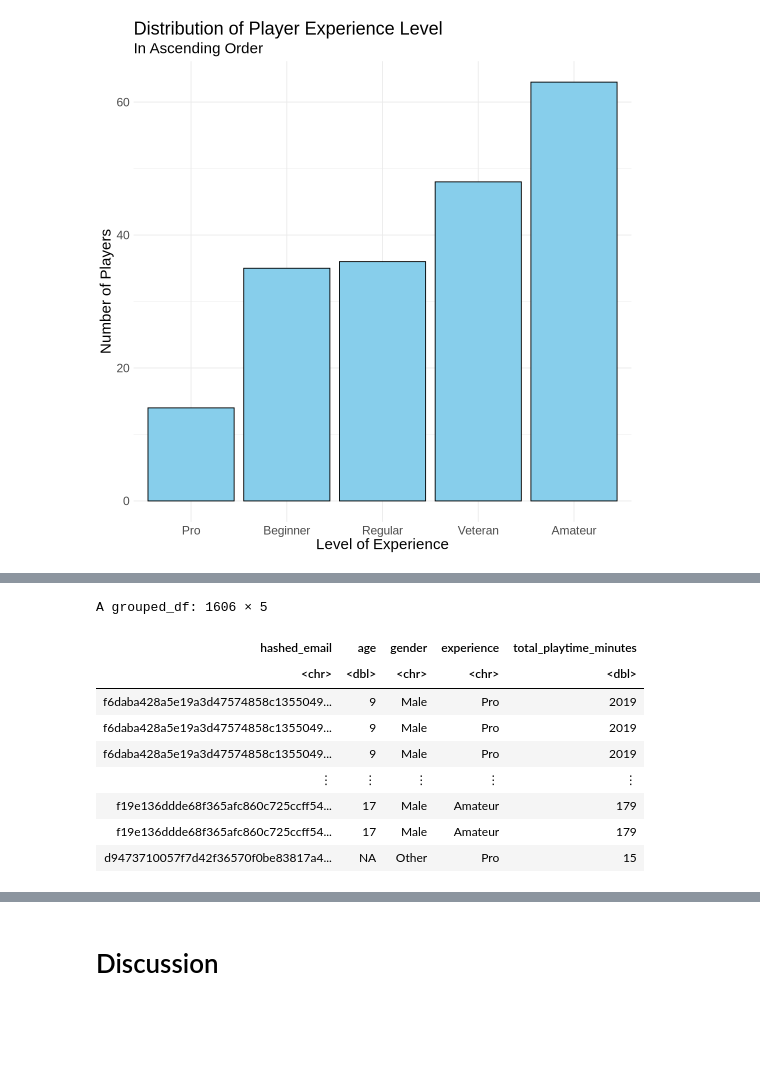
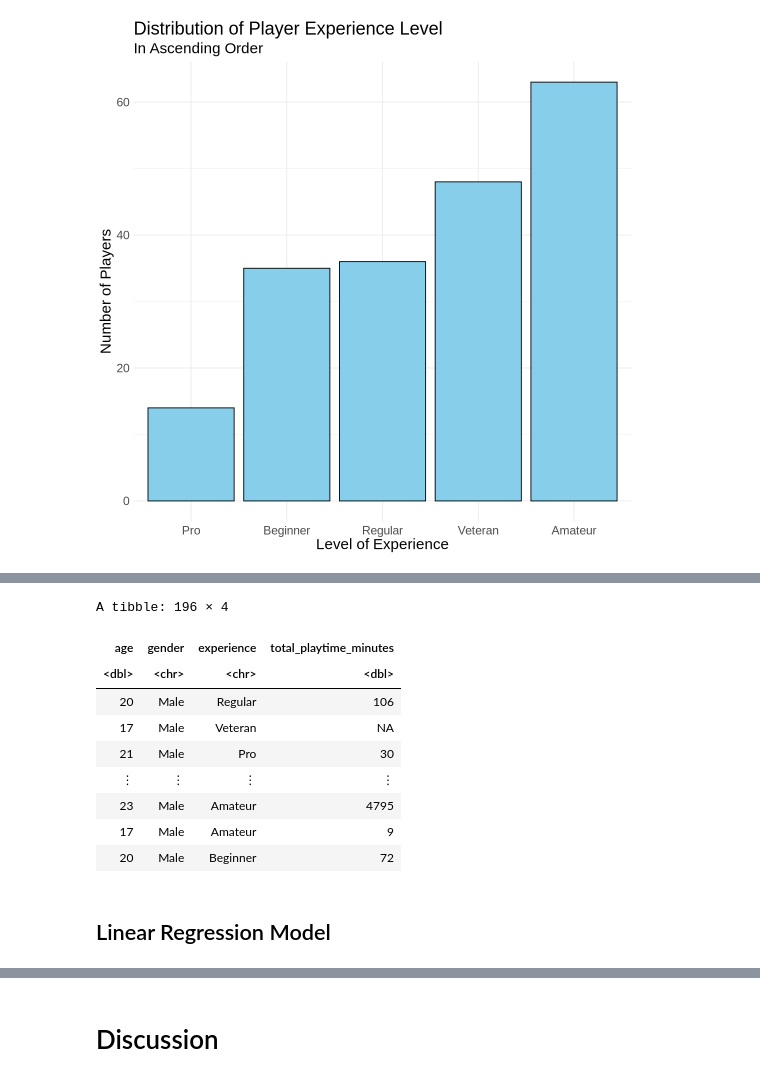
Before and after one commit to arevaura/dsci-100-2024w2-group-9, a Jupyter notebook: DSCI 100 007 - Group 9 Final Report.ipynb, the cells around one changed output, grey strips where cells are left out. Cells and saved outputs as stored; diff of their text form; code cells hidden in the pictures; blank space fills up the shorter version.

Commit message:
Start regression model creation

```diff
--- a/DSCI 100 007 - Group 9 Final Report.ipynb
+++ b/DSCI 100 007 - Group 9 Final Report.ipynb
@@ -210,9 +211,6 @@ A tibble: 3 × 5
 | f8f5477f5a2e53616ae37421b1c660b97... | 2024-07-25 17:34:00 | 2024-07-25 17:57:00 | 23 | 0.3833333 |
 # %%
 # Combine dataframes
-combined_data <- left_join(players, sessions, by = "hashed_email") |>
-    group_by(hashed_email) |>
-    mutate(total_playtime_minutes = sum(duration_minutes),
-           total_playtime_hours = sum(duration_hours))
-combined_data
+combined_data <- left_join(players, sessions, by = "hashed_email")
+head(combined_data, n=3)
 # %% [output]
@@ -229,16 +223,23 @@ A grouped_df: 1606 × 13
 # %%
 # Select interesting variables
 data <- combined_data |>
-    select(hashed_email, age, gender, experience, total_playtime_minutes)
+    group_by(hashed_email) |>
+    summarize(age = first(age),
+             gender = first(gender),
+             experience = first(experience),
+             total_playtime_minutes = sum(duration_minutes)) |>
+    select(-hashed_email)
 data
 # %% [output]
-A grouped_df: 1606 × 5
+A tibble: 196 × 4
-| hashed_email | age | gender | experience | total_playtime_minutes |
-| <chr> | <dbl> | <chr> | <chr> | <dbl> |
-| f6daba428a5e19a3d47574858c1355049... | 9 | Male | Pro | 2019 |
-| f6daba428a5e19a3d47574858c1355049... | 9 | Male | Pro | 2019 |
-| f6daba428a5e19a3d47574858c1355049... | 9 | Male | Pro | 2019 |
-| ⋮ | ⋮ | ⋮ | ⋮ | ⋮ |
-| f19e136ddde68f365afc860c725ccff54... | 17 | Male | Amateur | 179 |
-| f19e136ddde68f365afc860c725ccff54... | 17 | Male | Amateur | 179 |
-| d9473710057f7d42f36570f0be83817a4... | NA | Other | Pro | 15 |
+| age | gender | experience | total_playtime_minutes |
+| <dbl> | <chr> | <chr> | <dbl> |
+| 20 | Male | Regular | 106 |
+| 17 | Male | Veteran | NA |
+| 21 | Male | Pro | 30 |
+| ⋮ | ⋮ | ⋮ | ⋮ |
+| 23 | Male | Amateur | 4795 |
+| 17 | Male | Amateur | 9 |
+| 20 | Male | Beginner | 72 |
+# %% [markdown]
+## Linear Regression Model
```
Also changed, not shown: parts of 8 cells of this notebook.
